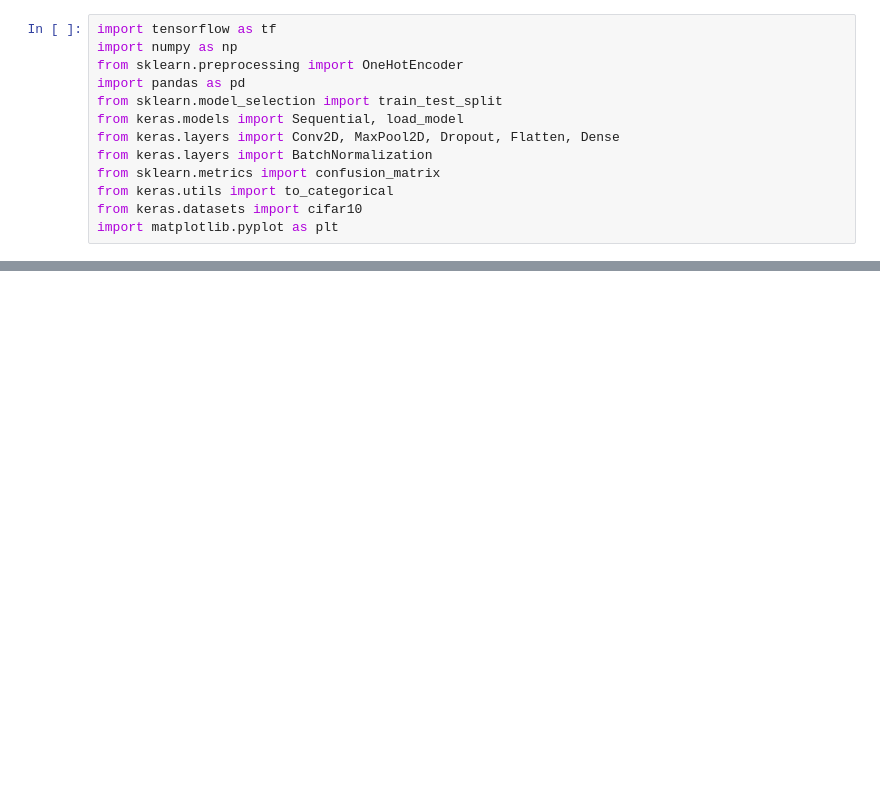
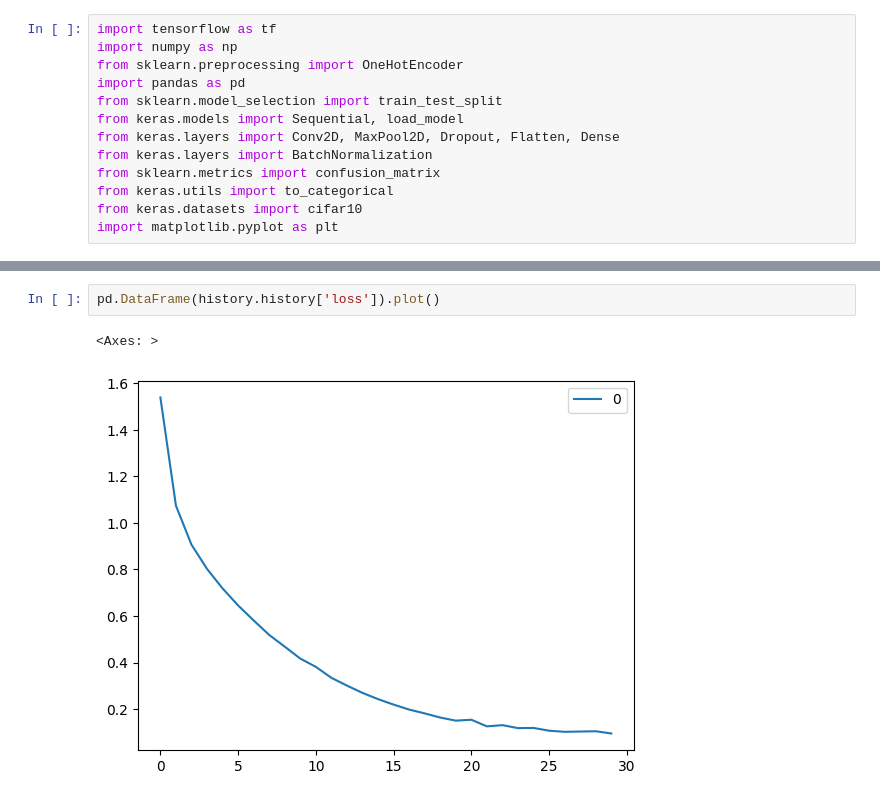
Before and after one commit to alitorbzadeh/CodeBySematec, a Jupyter notebook: SematecSettion10.ipynb, the cells around one changed output, grey strips where cells are left out. Drawn from its saved outputs; the diff is of its cells as text; blank space fills up the shorter version.

```diff
--- a/SematecSettion10.ipynb
+++ b/SematecSettion10.ipynb
@@ -20,0 +111,5 @@ Downloading data from https://www.cs.toronto.edu/~kriz/cifar-10-python.tar.gz
+# %%
+pd.DataFrame(history.history['loss']).plot()
+# %% [output]
+<Axes: >
+[figure, added]
```
Also changed, not shown: parts of 23 cells of this notebook.
